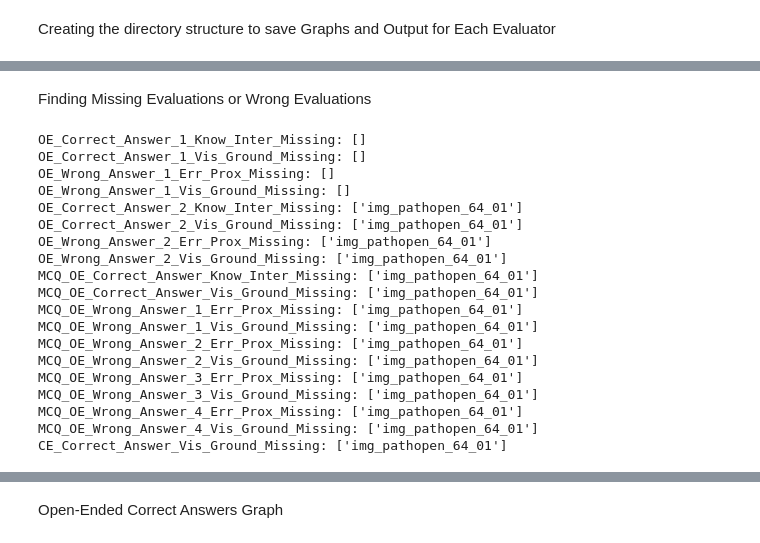
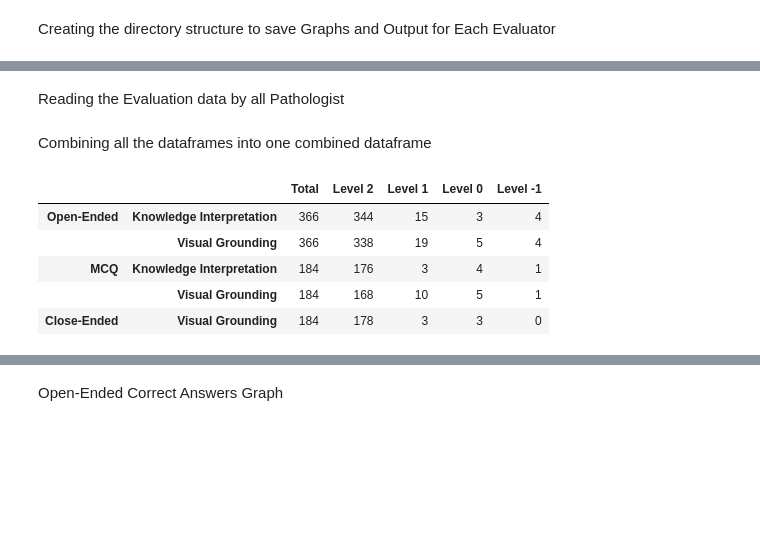
Before and after one commit to embedded-robotics/path-open-data, a Jupyter notebook: pathopen_eval_data_analysis_combined.ipynb, the cells around one changed output, grey strips where cells are left out. Cells and saved outputs as stored; diff of their text form; code cells hidden in the pictures; blank space fills up the shorter version.

```diff
--- a/pathopen_eval_data_analysis_combined.ipynb
+++ b/pathopen_eval_data_analysis_combined.ipynb
@@ -123,62 +11,2 @@ memory usage: 13.3 KB
-# %% [markdown]
-Finding Missing Evaluations or Wrong Evaluations
-# %%
-OE_Correct_Answer_1_Know_Inter_Missing = eval_data[(~eval_data['OE_Question_1'].isnull()) & (~eval_data['OE_Correct_Answer_1'].isnull()) & ((eval_data['OE_Correct_Answer_1_Know_Inter'].isnull()) | (~eval_data['OE_Correct_Answer_1_Know_Inter'].isin([-1,0,1,2])))]['Image_ID'].to_list()
-OE_Correct_Answer_1_Vis_Ground_Missing = eval_data[(~eval_data['OE_Question_1'].isnull()) & (~eval_data['OE_Correct_Answer_1'].isnull()) & ((eval_data['OE_Correct_Answer_1_Vis_Ground'].isnull()) | (~eval_data['OE_Correct_Answer_1_Vis_Ground'].isin([-1,0,1,2])))]['Image_ID'].to_list()
-OE_Wrong_Answer_1_Err_Prox_Missing = eval_data[(~eval_data['OE_Question_1'].isnull()) & (~eval_data['OE_Wrong_Answer_1'].isnull()) & ((eval_data['OE_Wrong_Answer_1_Err_Prox'].isnull()) | (~eval_data['OE_Wrong_Answer_1_Err_Prox'].isin([-1,0,1,2])))]['Image_ID'].to_list()
-OE_Wrong_Answer_1_Vis_Ground_Missing = eval_data[(~eval_data['OE_Question_1'].isnull()) & (~eval_data['OE_Wrong_Answer_1'].isnull()) & ((eval_data['OE_Wrong_Answer_1_Vis_Ground'].isnull()) | (~eval_data['OE_Wrong_Answer_1_Vis_Ground'].isin([-1,0,1,2])))]['Image_ID'].to_list()
-OE_Correct_Answer_2_Know_Inter_Missing = eval_data[(~eval_data['OE_Question_2'].isnull()) & (~eval_data['OE_Correct_Answer_2'].isnull()) & ((eval_data['OE_Correct_Answer_2_Know_Inter'].isnull()) | (~eval_data['OE_Correct_Answer_2_Know_Inter'].isin([-1,0,1,2])))]['Image_ID'].to_list()
-OE_Correct_Answer_2_Vis_Ground_Missing = eval_data[(~eval_data['OE_Question_2'].isnull()) & (~eval_data['OE_Correct_Answer_2'].isnull()) & ((eval_data['OE_Correct_Answer_2_Vis_Ground'].isnull()) | (~eval_data['OE_Correct_Answer_2_Vis_Ground'].isin([-1,0,1,2])))]['Image_ID'].to_list()
-OE_Wrong_Answer_2_Err_Prox_Missing = eval_data[(~eval_data['OE_Question_2'].isnull()) & (~eval_data['OE_Wrong_Answer_2'].isnull()) & ((eval_data['OE_Wrong_Answer_2_Err_Prox'].isnull()) | (~eval_data['OE_Wrong_Answer_2_Err_Prox'].isin([-1,0,1,2])))]['Image_ID'].to_list()
-OE_Wrong_Answer_2_Vis_Ground_Missing = eval_data[(~eval_data['OE_Question_2'].isnull()) & (~eval_data['OE_Wrong_Answer_2'].isnull()) & ((eval_data['OE_Wrong_Answer_2_Vis_Ground'].isnull()) | (~eval_data['OE_Wrong_Answer_2_Vis_Ground'].isin([-1,0,1,2])))]['Image_ID'].to_list()
-MCQ_OE_Correct_Answer_Know_Inter_Missing = eval_data[(~eval_data['MCQ_OE_Question'].isnull()) & (~eval_data['MCQ_OE_Correct_Answer'].isnull()) & ((eval_data['MCQ_OE_Correct_Answer_Know_Inter'].isnull()) | (~eval_data['MCQ_OE_Correct_Answer_Know_Inter'].isin([-1,0,1,2])))]['Image_ID'].to_list()
-MCQ_OE_Correct_Answer_Vis_Ground_Missing = eval_data[(~eval_data['MCQ_OE_Question'].isnull()) & (~eval_data['MCQ_OE_Correct_Answer'].isnull()) & ((eval_data['MCQ_OE_Correct_Answer_Vis_Ground'].isnull()) | (~eval_data['MCQ_OE_Correct_Answer_Vis_Ground'].isin([-1,0,1,2])))]['Image_ID'].to_list()
-MCQ_OE_Wrong_Answer_1_Err_Prox_Missing = eval_data[(~eval_data['MCQ_OE_Question'].isnull()) & (~eval_data['MCQ_OE_Wrong_Answer_1'].isnull()) & ((eval_data['MCQ_OE_Wrong_Answer_1_Err_Prox'].isnull()) | (~eval_data['MCQ_OE_Wrong_Answer_1_Err_Prox'].isin([-1,0,1,2])))]['Image_ID'].to_list()
-MCQ_OE_Wrong_Answer_1_Vis_Ground_Missing = eval_data[(~eval_data['MCQ_OE_Question'].isnull()) & (~eval_data['MCQ_OE_Wrong_Answer_1'].isnull()) & ((eval_data['MCQ_OE_Wrong_Answer_1_Vis_Ground'].isnull()) | (~eval_data['MCQ_OE_Wrong_Answer_1_Vis_Ground'].isin([-1,0,1,2])))]['Image_ID'].to_list()
-MCQ_OE_Wrong_Answer_2_Err_Prox_Missing = eval_data[(~eval_data['MCQ_OE_Question'].isnull()) & (~eval_data['MCQ_OE_Wrong_Answer_2'].isnull()) & ((eval_data['MCQ_OE_Wrong_Answer_2_Err_Prox'].isnull()) | (~eval_data['MCQ_OE_Wrong_Answer_2_Err_Prox'].isin([-1,0,1,2])))]['Image_ID'].to_list()
-MCQ_OE_Wrong_Answer_2_Vis_Ground_Missing = eval_data[(~eval_data['MCQ_OE_Question'].isnull()) & (~eval_data['MCQ_OE_Wrong_Answer_2'].isnull()) & ((eval_data['MCQ_OE_Wrong_Answer_2_Vis_Ground'].isnull()) | (~eval_data['MCQ_OE_Wrong_Answer_2_Vis_Ground'].isin([-1,0,1,2])))]['Image_ID'].to_list()
-MCQ_OE_Wrong_Answer_3_Err_Prox_Missing = eval_data[(~eval_data['MCQ_OE_Question'].isnull()) & (~eval_data['MCQ_OE_Wrong_Answer_3'].isnull()) & ((eval_data['MCQ_OE_Wrong_Answer_3_Err_Prox'].isnull()) | (~eval_data['MCQ_OE_Wrong_Answer_3_Err_Prox'].isin([-1,0,1,2])))]['Image_ID'].to_list()
-MCQ_OE_Wrong_Answer_3_Vis_Ground_Missing = eval_data[(~eval_data['MCQ_OE_Question'].isnull()) & (~eval_data['MCQ_OE_Wrong_Answer_3'].isnull()) & ((eval_data['MCQ_OE_Wrong_Answer_3_Vis_Ground'].isnull()) | (~eval_data['MCQ_OE_Wrong_Answer_3_Vis_Ground'].isin([-1,0,1,2])))]['Image_ID'].to_list()
-MCQ_OE_Wrong_Answer_4_Err_Prox_Missing = eval_data[(~eval_data['MCQ_OE_Question'].isnull()) & (~eval_data['MCQ_OE_Wrong_Answer_4'].isnull()) & ((eval_data['MCQ_OE_Wrong_Answer_4_Err_Prox'].isnull()) | (~eval_data['MCQ_OE_Wrong_Answer_4_Err_Prox'].isin([-1,0,1,2])))]['Image_ID'].to_list()
-MCQ_OE_Wrong_Answer_4_Vis_Ground_Missing = eval_data[(~eval_data['MCQ_OE_Question'].isnull()) & (~eval_data['MCQ_OE_Wrong_Answer_4'].isnull()) & ((eval_data['MCQ_OE_Wrong_Answer_4_Vis_Ground'].isnull()) | (~eval_data['MCQ_OE_Wrong_Answer_4_Vis_Ground'].isin([-1,0,1,2])))]['Image_ID'].to_list()
-CE_Correct_Answer_Vis_Ground_Missing = eval_data[(~eval_data['CE_Question'].isnull()) & (~eval_data['CE_Correct_Answer'].isnull()) & ((eval_data['CE_Correct_Answer_Vis_Ground'].isnull()) | (~eval_data['CE_Correct_Answer_Vis_Ground'].isin([-1,0,1,2])))]['Image_ID'].to_list()
-
-print(f"OE_Correct_Answer_1_Know_Inter_Missing: {OE_Correct_Answer_1_Know_Inter_Missing}")
-print(f"OE_Correct_Answer_1_Vis_Ground_Missing: {OE_Correct_Answer_1_Vis_Ground_Missing}")
-print(f"OE_Wrong_Answer_1_Err_Prox_Missing: {OE_Wrong_Answer_1_Err_Prox_Missing}")
-print(f"OE_Wrong_Answer_1_Vis_Ground_Missing: {OE_Wrong_Answer_1_Vis_Ground_Missing}")
-print(f"OE_Correct_Answer_2_Know_Inter_Missing: {OE_Correct_Answer_2_Know_Inter_Missing}")
-print(f"OE_Correct_Answer_2_Vis_Ground_Missing: {OE_Correct_Answer_2_Vis_Ground_Missing}")
-print(f"OE_Wrong_Answer_2_Err_Prox_Missing: {OE_Wrong_Answer_2_Err_Prox_Missing}")
-print(f"OE_Wrong_Answer_2_Vis_Ground_Missing: {OE_Wrong_Answer_2_Vis_Ground_Missing}")
-print(f"MCQ_OE_Correct_Answer_Know_Inter_Missing: {MCQ_OE_Correct_Answer_Know_Inter_Missing}")
-print(f"MCQ_OE_Correct_Answer_Vis_Ground_Missing: {MCQ_OE_Correct_Answer_Vis_Ground_Missing}")
-print(f"MCQ_OE_Wrong_Answer_1_Err_Prox_Missing: {MCQ_OE_Wrong_Answer_1_Err_Prox_Missing}")
-print(f"MCQ_OE_Wrong_Answer_1_Vis_Ground_Missing: {MCQ_OE_Wrong_Answer_1_Vis_Ground_Missing}")
-print(f"MCQ_OE_Wrong_Answer_2_Err_Prox_Missing: {MCQ_OE_Wrong_Answer_2_Err_Prox_Missing}")
-print(f"MCQ_OE_Wrong_Answer_2_Vis_Ground_Missing: {MCQ_OE_Wrong_Answer_2_Vis_Ground_Missing}")
-print(f"MCQ_OE_Wrong_Answer_3_Err_Prox_Missing: {MCQ_OE_Wrong_Answer_3_Err_Prox_Missing}")
-print(f"MCQ_OE_Wrong_Answer_3_Vis_Ground_Missing: {MCQ_OE_Wrong_Answer_3_Vis_Ground_Missing}")
-print(f"MCQ_OE_Wrong_Answer_4_Err_Prox_Missing: {MCQ_OE_Wrong_Answer_4_Err_Prox_Missing}")
-print(f"MCQ_OE_Wrong_Answer_4_Vis_Ground_Missing: {MCQ_OE_Wrong_Answer_4_Vis_Ground_Missing}")
-print(f"CE_Correct_Answer_Vis_Ground_Missing: {CE_Correct_Answer_Vis_Ground_Missing}")
-# %% [output]
-OE_Correct_Answer_1_Know_Inter_Missing: []
-OE_Correct_Answer_1_Vis_Ground_Missing: []
-OE_Wrong_Answer_1_Err_Prox_Missing: []
-OE_Wrong_Answer_1_Vis_Ground_Missing: []
-OE_Correct_Answer_2_Know_Inter_Missing: ['img_pathopen_64_01']
-OE_Correct_Answer_2_Vis_Ground_Missing: ['img_pathopen_64_01']
-OE_Wrong_Answer_2_Err_Prox_Missing: ['img_pathopen_64_01']
-OE_Wrong_Answer_2_Vis_Ground_Missing: ['img_pathopen_64_01']
-MCQ_OE_Correct_Answer_Know_Inter_Missing: ['img_pathopen_64_01']
-MCQ_OE_Correct_Answer_Vis_Ground_Missing: ['img_pathopen_64_01']
-MCQ_OE_Wrong_Answer_1_Err_Prox_Missing: ['img_pathopen_64_01']
-MCQ_OE_Wrong_Answer_1_Vis_Ground_Missing: ['img_pathopen_64_01']
-MCQ_OE_Wrong_Answer_2_Err_Prox_Missing: ['img_pathopen_64_01']
-MCQ_OE_Wrong_Answer_2_Vis_Ground_Missing: ['img_pathopen_64_01']
-MCQ_OE_Wrong_Answer_3_Err_Prox_Missing: ['img_pathopen_64_01']
-MCQ_OE_Wrong_Answer_3_Vis_Ground_Missing: ['img_pathopen_64_01']
-MCQ_OE_Wrong_Answer_4_Err_Prox_Missing: ['img_pathopen_64_01']
-MCQ_OE_Wrong_Answer_4_Vis_Ground_Missing: ['img_pathopen_64_01']
-CE_Correct_Answer_Vis_Ground_Missing: ['img_pathopen_64_01']
+# %% [markdown]
+Reading the Evaluation data by all Pathologist
@@ -184,0 +25,12 @@ CE_Correct_Answer_Vis_Ground_Missing: ['img_pathopen_64_01']
+# %% [markdown]
+Combining all the dataframes into one combined dataframe
+# %%
+correct_answers_eval_data_combined = correct_answers_eval_data[0] + correct_answers_eval_data[1] + correct_answers_eval_data[2] + correct_answers_eval_data[3]
+correct_answers_eval_data_combined
+# %% [output]
+|  |  | Total | Level 2 | Level 1 | Level 0 | Level -1 |
+| Open-Ended | Knowledge Interpretation | 366 | 344 | 15 | 3 | 4 |
+|  | Visual Grounding | 366 | 338 | 19 | 5 | 4 |
+| MCQ | Knowledge Interpretation | 184 | 176 | 3 | 4 | 1 |
+|  | Visual Grounding | 184 | 168 | 10 | 5 | 1 |
+| Close-Ended | Visual Grounding | 184 | 178 | 3 | 3 | 0 |
```
Also changed, not shown: parts of 51 cells of this notebook, 5 other files.
